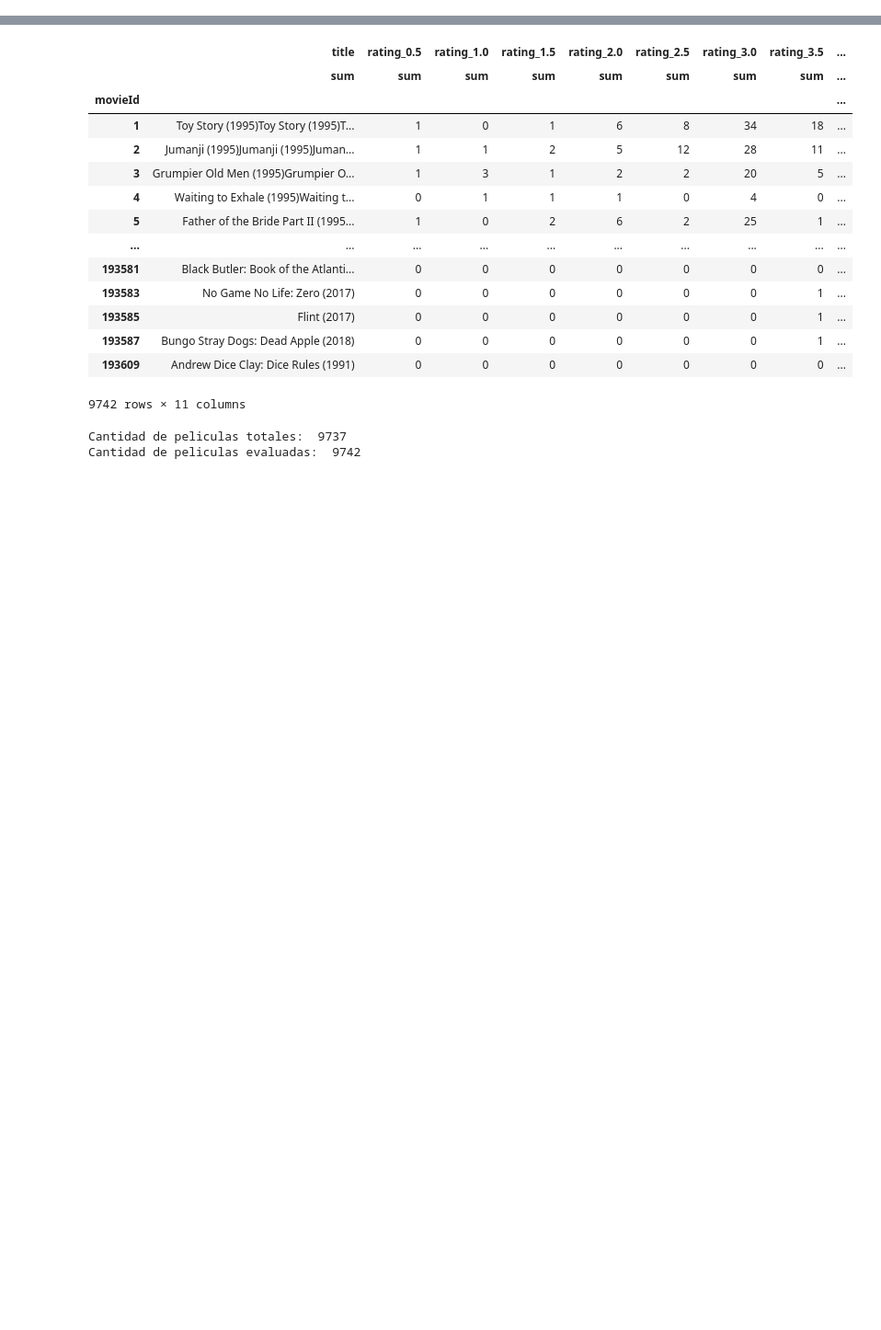
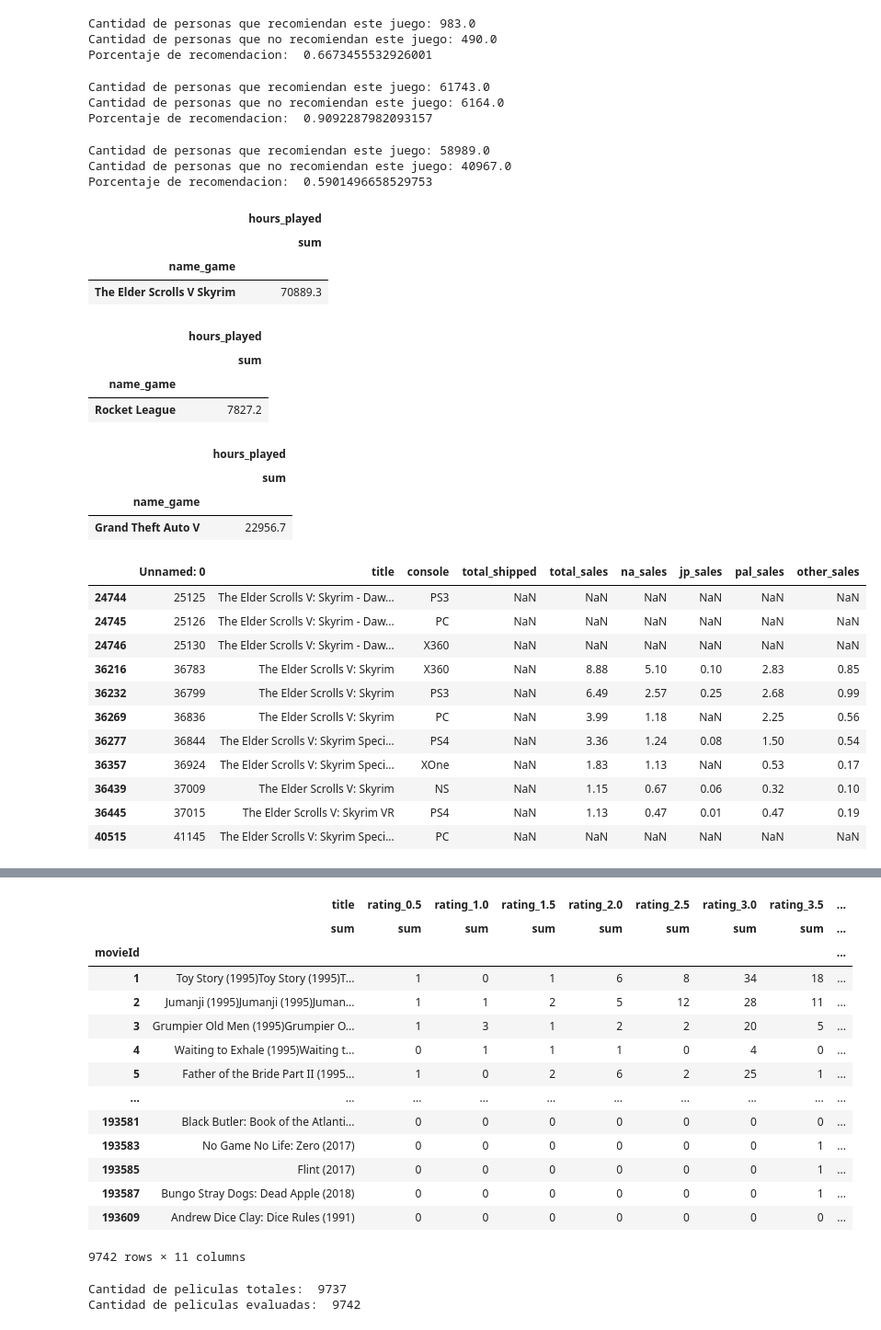
Before and after one commit to Oszom/T1VisualizacionDeDatos, a Jupyter notebook: Visualizacion T1.ipynb, the cells around one changed output, grey strips where cells are left out. Shown at 92% size. Cells and saved outputs as stored; diff of their text form; code cells hidden in the pictures; blank space fills up the shorter version.

Commit message:
Data for Games

```diff
--- a/Visualizacion T1.ipynb
+++ b/Visualizacion T1.ipynb
@@ -29,0 +37,33 @@ games_recommendations
+# %%
+recom1 = cant_recommend['The Elder Scrolls V: Skyrim Special Edition']
+not_recom1 = cant_not_recommend['The Elder Scrolls V: Skyrim Special Edition']
+
+print("Cantidad de personas que recomiendan este juego:", recom1)
+print("Cantidad de personas que no recomiendan este juego:", not_recom1)
+print("Porcentaje de recomendacion: ", recom1/(recom1+not_recom1))
+# %% [output]
+Cantidad de personas que recomiendan este juego: 983.0
+Cantidad de personas que no recomiendan este juego: 490.0
+Porcentaje de recomendacion:  0.6673455532926001
+# %%
+recom2 = cant_recommend["Rocket League®"]
+not_recom2 = cant_not_recommend["Rocket League®"]
+
+print("Cantidad de personas que recomiendan este juego:", recom2)
+print("Cantidad de personas que no recomiendan este juego:", not_recom2)
+print("Porcentaje de recomendacion: ", recom2/(recom2+not_recom2))
+# %% [output]
+Cantidad de personas que recomiendan este juego: 61743.0
+Cantidad de personas que no recomiendan este juego: 6164.0
+Porcentaje de recomendacion:  0.9092287982093157
+# %%
+recom3 = cant_recommend["Grand Theft Auto V"]
+not_recom3 = cant_not_recommend["Grand Theft Auto V"]
+
+print("Cantidad de personas que recomiendan este juego:", recom3)
+print("Cantidad de personas que no recomiendan este juego:", not_recom3)
+print("Porcentaje de recomendacion: ", recom3/(recom3+not_recom3))
+# %% [output]
+Cantidad de personas que recomiendan este juego: 58989.0
+Cantidad de personas que no recomiendan este juego: 40967.0
+Porcentaje de recomendacion:  0.5901496658529753
@@ -29,0 +81,38 @@ games_recommendations
+# %%
+games_hours_played.query('name_game == "The Elder Scrolls V Skyrim"')
+# %% [output]
+|  | hours_played |
+|  | sum |
+| name_game |  |
+| The Elder Scrolls V Skyrim | 70889.3 |
+# %%
+games_hours_played.query('name_game == "Rocket League"')
+# %% [output]
+|  | hours_played |
+|  | sum |
+| name_game |  |
+| Rocket League | 7827.2 |
+# %%
+games_hours_played.query('name_game == "Grand Theft Auto V"')
+# %% [output]
+|  | hours_played |
+|  | sum |
+| name_game |  |
+| Grand Theft Auto V | 22956.7 |
+# %%
+games_sales = pd.read_csv('games_sales.csv')
+games_sales = games_sales.drop(['img','genre','publisher','developer','user_score','critic_score','vg_score','release_date','last_update'], axis = 1)
+games_sales.query('title.str.contains("Skyrim")')
+# %% [output]
+|  | Unnamed: 0 | title | console | total_shipped | total_sales | na_sales | jp_sales | pal_sales | other_sales |
+| 24744 | 25125 | The Elder Scrolls V: Skyrim - Daw... | PS3 | NaN | NaN | NaN | NaN | NaN | NaN |
+| 24745 | 25126 | The Elder Scrolls V: Skyrim - Daw... | PC | NaN | NaN | NaN | NaN | NaN | NaN |
+| 24746 | 25130 | The Elder Scrolls V: Skyrim - Daw... | X360 | NaN | NaN | NaN | NaN | NaN | NaN |
+| 36216 | 36783 | The Elder Scrolls V: Skyrim | X360 | NaN | 8.88 | 5.10 | 0.10 | 2.83 | 0.85 |
+| 36232 | 36799 | The Elder Scrolls V: Skyrim | PS3 | NaN | 6.49 | 2.57 | 0.25 | 2.68 | 0.99 |
+| 36269 | 36836 | The Elder Scrolls V: Skyrim | PC | NaN | 3.99 | 1.18 | NaN | 2.25 | 0.56 |
+| 36277 | 36844 | The Elder Scrolls V: Skyrim Speci... | PS4 | NaN | 3.36 | 1.24 | 0.08 | 1.50 | 0.54 |
+| 36357 | 36924 | The Elder Scrolls V: Skyrim Speci... | XOne | NaN | 1.83 | 1.13 | NaN | 0.53 | 0.17 |
+| 36439 | 37009 | The Elder Scrolls V: Skyrim | NS | NaN | 1.15 | 0.67 | 0.06 | 0.32 | 0.10 |
+| 36445 | 37015 | The Elder Scrolls V: Skyrim VR | PS4 | NaN | 1.13 | 0.47 | 0.01 | 0.47 | 0.19 |
+| 40515 | 41145 | The Elder Scrolls V: Skyrim Speci... | PC | NaN | NaN | NaN | NaN | NaN | NaN |
```
Also changed, not shown: parts of 10 cells of this notebook, 1 other file.
